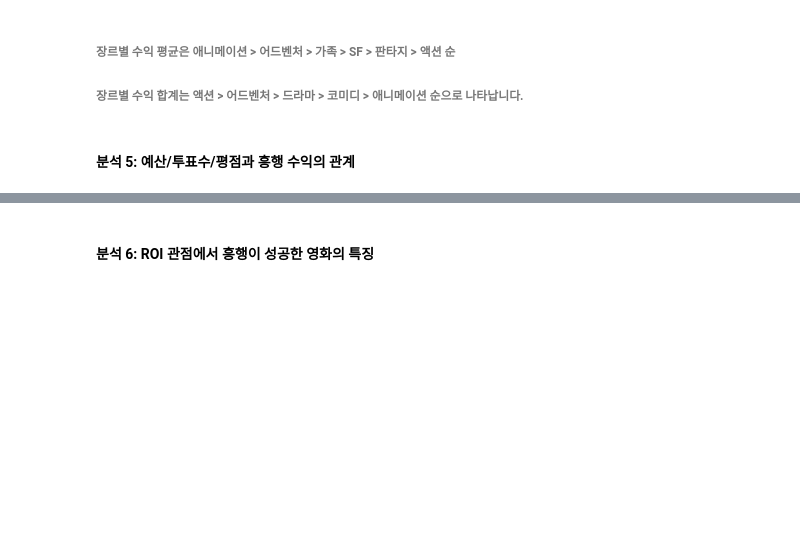
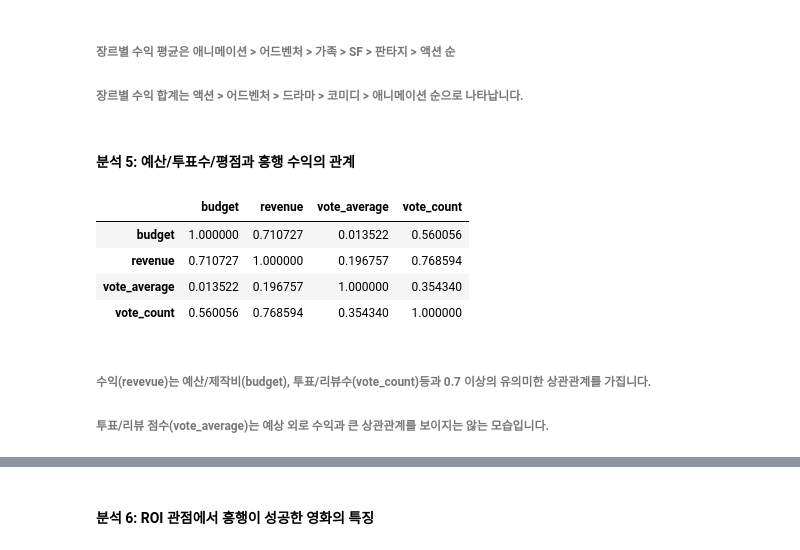
Before and after one commit to sngsuNoh/movie_success_factor, a Jupyter notebook: main.ipynb, the cells around one changed output, grey strips where cells are left out. Cells and saved outputs as stored; diff of their text form; code cells hidden in the pictures; blank space fills up the shorter version.

```diff
--- a/main.ipynb
+++ b/main.ipynb
@@ -460,3 +460,13 @@ fig.show()
 ###### 장르별 수익 합계는 액션 > 어드벤처 > 드라마 > 코미디 > 애니메이션 순으로 나타납니다.
 # %% [markdown]
 #### 분석 5: 예산/투표수/평점과 흥행 수익의 관계
+# %%
+# 감독과 배우, 장르 외에도 예산, 리뷰수, 평점 등 다양한 요소들이 흥행 수익에 영향을 줄 수 있습니다.
+# 흥행 수익과 해당 요인들 간 상관관계를 확인해 보겠습니다.
+df[['budget', 'revenue', 'vote_average', 'vote_count']].corr()
+# %% [output]
+|  | budget | revenue | vote_average | vote_count |
+| budget | 1.000000 | 0.710727 | 0.013522 | 0.560056 |
+| revenue | 0.710727 | 1.000000 | 0.196757 | 0.768594 |
+| vote_average | 0.013522 | 0.196757 | 1.000000 | 0.354340 |
+| vote_count | 0.560056 | 0.768594 | 0.354340 | 1.000000 |
@@ -462,0 +476,3 @@ fig.show()
+# %% [markdown]
+###### 수익(revevue)는 예산/제작비(budget), 투표/리뷰수(vote_count)등과 0.7 이상의 유의미한 상관관계를 가집니다.
+###### 투표/리뷰 점수(vote_average)는 예상 외로 수익과 큰 상관관계를 보이지는 않는 모습입니다.
```
Also changed, not shown: parts of 6 cells of this notebook.
